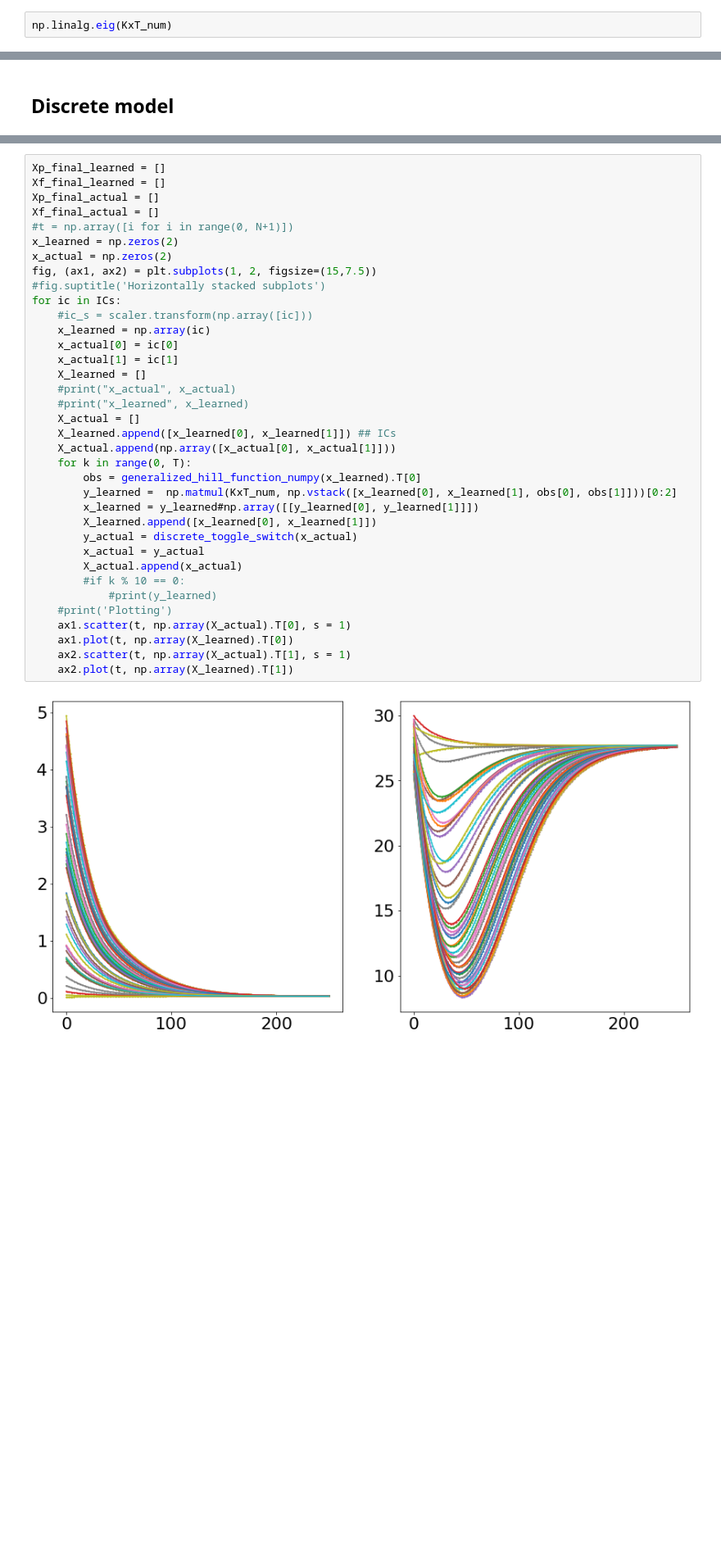
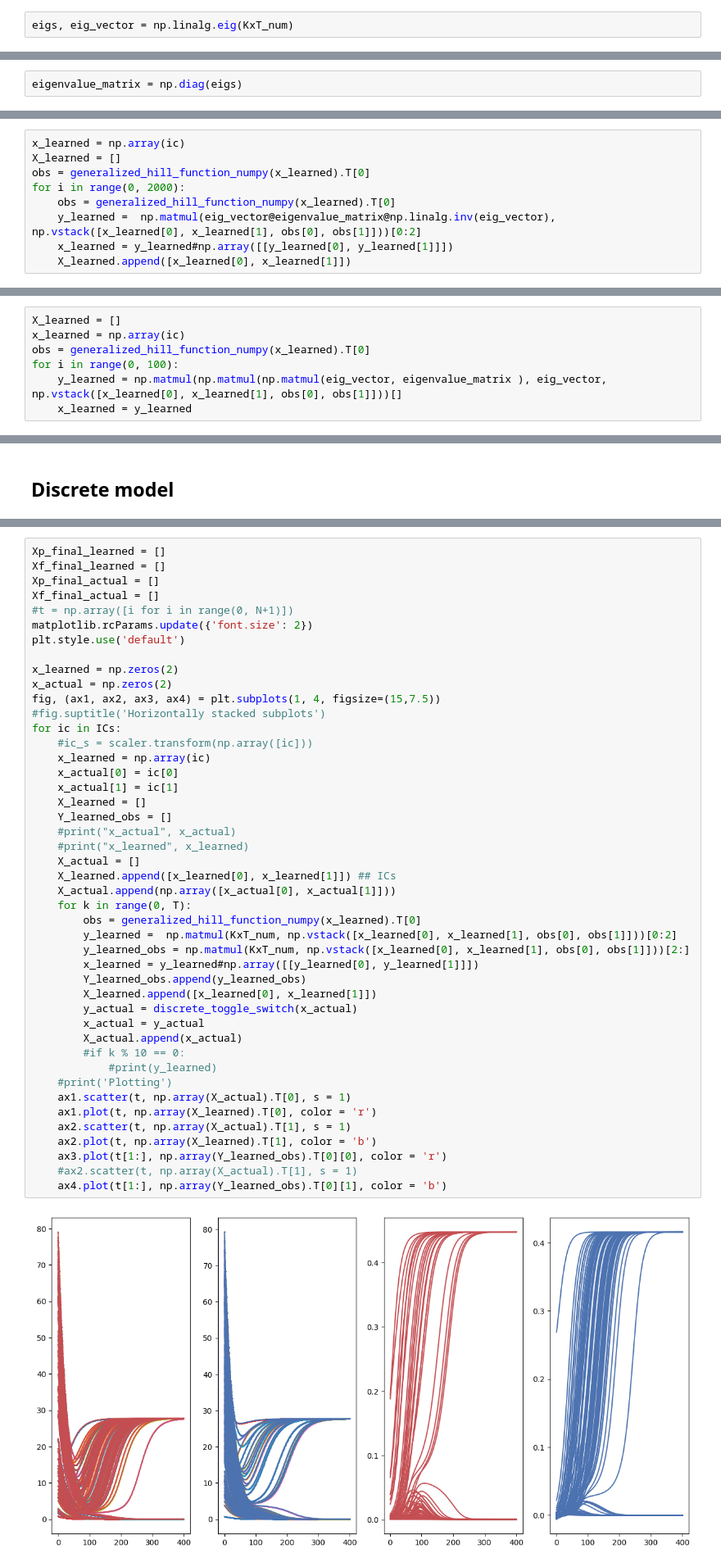
Before and after one commit to dmj6288/TunnelDMD, a Jupyter notebook: TunnelDMD_ToggleSwitch-TwoFP.ipynb, the cells around one changed output, grey strips where cells are left out. Shown at 82% size. Saved outputs shown, nothing was run; the diff lists cells and outputs as text; blank space fills up the shorter version.

```diff
--- a/TunnelDMD_ToggleSwitch-TwoFP.ipynb
+++ b/TunnelDMD_ToggleSwitch-TwoFP.ipynb
@@ -195,2 +199,2 @@ ax.set_ylim(bottom + 0.5, top - 0.5)
 # %%
-np.linalg.eig(KxT_num)
+eigs, eig_vector = np.linalg.eig(KxT_num)
@@ -207,0 +212,2 @@ np.linalg.eig(KxT_num)
+# %%
+eigenvalue_matrix = np.diag(eigs)
@@ -207,0 +232,9 @@ np.linalg.eig(KxT_num)
+# %%
+x_learned = np.array(ic)
+X_learned = []
+obs = generalized_hill_function_numpy(x_learned).T[0]
+for i in range(0, 2000):
+    obs = generalized_hill_function_numpy(x_learned).T[0]
+    y_learned =  np.matmul(eig_vector@eigenvalue_matrix@np.linalg.inv(eig_vector), np.vstack([x_learned[0], x_learned[1], obs[0], obs[1]]))[0:2]
+    x_learned = y_learned#np.array([[y_learned[0], y_learned[1]]])
+    X_learned.append([x_learned[0], x_learned[1]])
@@ -207,0 +261,7 @@ np.linalg.eig(KxT_num)
+# %%
+X_learned = []
+x_learned = np.array(ic)
+obs = generalized_hill_function_numpy(x_learned).T[0]
+for i in range(0, 100):
+    y_learned = np.matmul(np.matmul(np.matmul(eig_vector, eigenvalue_matrix ), eig_vector, np.vstack([x_learned[0], x_learned[1], obs[0], obs[1]]))[]
+    x_learned = y_learned
@@ -224,35 +293,44 @@ Xf_final_learned = []
 Xp_final_actual = []
 Xf_final_actual = []
 #t = np.array([i for i in range(0, N+1)])
+matplotlib.rcParams.update({'font.size': 2})
+plt.style.use('default')
+
 x_learned = np.zeros(2)
 x_actual = np.zeros(2)
-fig, (ax1, ax2) = plt.subplots(1, 2, figsize=(15,7.5))
+fig, (ax1, ax2, ax3, ax4) = plt.subplots(1, 4, figsize=(15,7.5))
 #fig.suptitle('Horizontally stacked subplots')
 for ic in ICs:
     #ic_s = scaler.transform(np.array([ic]))
     x_learned = np.array(ic)
     x_actual[0] = ic[0]
     x_actual[1] = ic[1]
     X_learned = []
+    Y_learned_obs = []
     #print("x_actual", x_actual)
     #print("x_learned", x_learned)
     X_actual = []
     X_learned.append([x_learned[0], x_learned[1]]) ## ICs
     X_actual.append(np.array([x_actual[0], x_actual[1]]))
     for k in range(0, T):
         obs = generalized_hill_function_numpy(x_learned).T[0]
         y_learned =  np.matmul(KxT_num, np.vstack([x_learned[0], x_learned[1], obs[0], obs[1]]))[0:2]
+        y_learned_obs = np.matmul(KxT_num, np.vstack([x_learned[0], x_learned[1], obs[0], obs[1]]))[2:]
         x_learned = y_learned#np.array([[y_learned[0], y_learned[1]]])
+        Y_learned_obs.append(y_learned_obs)
         X_learned.append([x_learned[0], x_learned[1]])
         y_actual = discrete_toggle_switch(x_actual)
         x_actual = y_actual
         X_actual.append(x_actual)
         #if k % 10 == 0:
             #print(y_learned)
     #print('Plotting')
     ax1.scatter(t, np.array(X_actual).T[0], s = 1)
-    ax1.plot(t, np.array(X_learned).T[0])
+    ax1.plot(t, np.array(X_learned).T[0], color = 'r')
     ax2.scatter(t, np.array(X_actual).T[1], s = 1)
-    ax2.plot(t, np.array(X_learned).T[1])
+    ax2.plot(t, np.array(X_learned).T[1], color = 'b')
+    ax3.plot(t[1:], np.array(Y_learned_obs).T[0][0], color = 'r')
+    #ax2.scatter(t, np.array(X_actual).T[1], s = 1)
+    ax4.plot(t[1:], np.array(Y_learned_obs).T[0][1], color = 'b')
 # %% [output]
-[figure, old version]
+[figure, new version]
```
Also changed, not shown: parts of 19 cells of this notebook, 3 other files.
